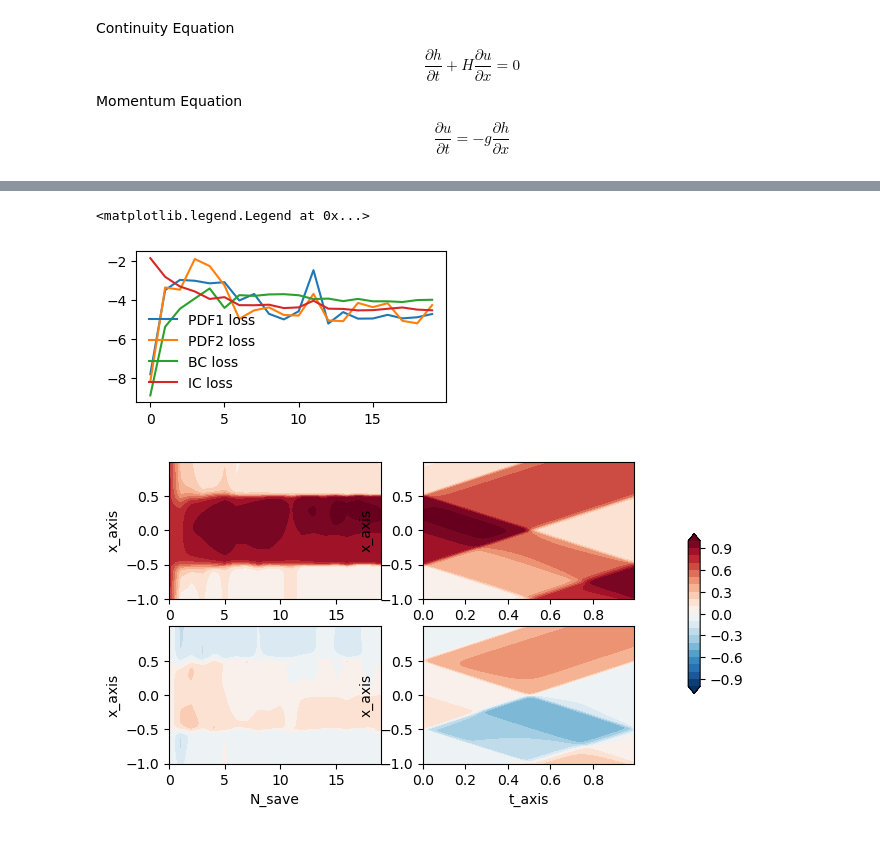
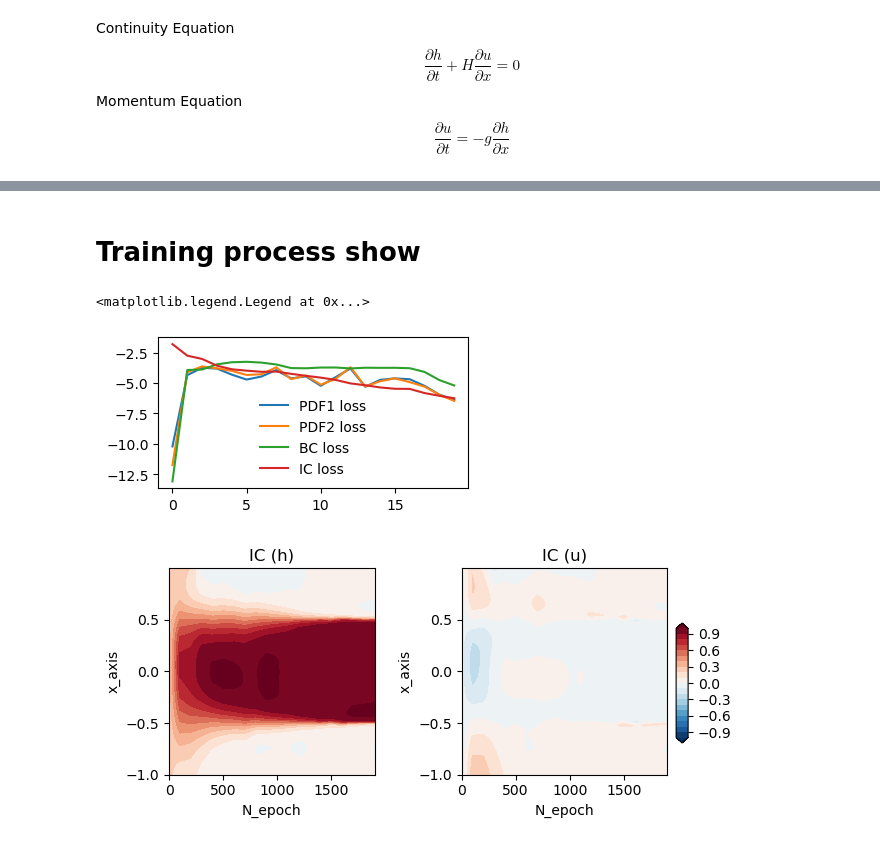
Before and after one commit to ChenggongWang/PINN_pytorch, a Jupyter notebook: shallow_water_1d.ipynb, the cells around one changed output, grey strips where cells are left out. Drawn from its saved outputs; the diff is of its cells as text; code cells hidden in the pictures.

```diff
--- a/shallow_water_1d.ipynb
+++ b/shallow_water_1d.ipynb
@@ -22,7 +25,6 @@ $$\frac{\partial h}{\partial t}+ H\frac{\partial u}{\partial x}=0 $$
 Momentum Equation
 $$\frac{\partial u}{\partial t} = - g\frac{\partial h}{\partial x} $$
 # %%
-
 # define ANN structure
 class NeuralNetwork(nn.Module):
     def __init__(self):
@@ -70,7 +72,7 @@ class PINN():
         # IC points
         self.IC_tx  = self.cartesian_coord_to_ij(t_axis_nor[0], x_axis_nor)
         IC_expected = IC_func(x_axis) # x before normalization
-        self.IC_expected = torch.tensor(IC_expected[:]).to(device)
+        self.IC_expected = torch.tensor(IC_expected).to(device)
         # Collocation points with require gradient = True
         self.tx_col.requires_grad  = True
         self.BC_tx_l.requires_grad = True
@@ -78,7 +80,7 @@ class PINN():
      # initial ANN
         self.NN_model = NeuralNetwork().to(device)
 #         self.optimizer = torch.optim.SGD(self.NN_model.parameters(),lr=0.01)
-        self.optimizer = torch.optim.Adam(self.NN_model.parameters(), lr=0.01, betas=(0.9, 0.999))
+        self.optimizer = torch.optim.Adam(self.NN_model.parameters(), lr=0.001, betas=(0.9, 0.999))
 
     def cartesian_coord_to_ij(self, t_axis, x_axis):
         t_col,x_col = np.meshgrid(t_axis, x_axis, indexing='ij')
@@ -92,12 +94,12 @@ class PINN():
         x_axis_nor = (x_axis-self.x_min_max[0])*self.x_grad_scale.item()-0.5
         return t_axis_nor,x_axis_nor
 
-    # define loss function
+####### define loss function
     def output_gradient(self,output,tx_col):
         output_tx = torch.autograd.grad(output,tx_col,grad_outputs=torch.ones_like(output),
                                         create_graph=True)[0]
         return output_tx
-
+    # physics constrainn
     def loss_PDE(self,tx_col):
         output = self.NN_model(tx_col)
         h = output[:,0]
@@ -140,7 +142,7 @@ class PINN():
         output = self.NN_model(self.IC_tx)
         loss = torch.nn.MSELoss()(output, self.IC_expected)
         return loss
-
+####batch
     def col_poi_batch_index_sta_end(self,col_poi,col_poi_batch_size):
         n_batch = math.ceil(col_poi.shape[0]/col_poi_batch_size)
         col_poi_batchs = []
@@ -151,7 +153,7 @@ class PINN():
             sta = end
         col_poi_batchs.append(col_poi[sta:col_poi.shape[0],:])
         return col_poi_batchs
-
+####training functions
     def train(self,col_poi_batch_size=None,iter_nums=1,optimizer=None):
         if optimizer is None:
             optimizer = self.optimizer
@@ -167,11 +169,12 @@ class PINN():
             lossf1,lossf2 = self.loss_PDE(tx_col_batch)
             loss2 = self.loss_BC()
             loss3 = self.loss_IC()
-            loss = lossf1 + lossf2 + 2*loss2 + 5*loss3 # large on IC
+            loss = lossf1 + lossf2 + loss2 + 5*loss3 # large on IC
             # Backpropagation
             optimizer.zero_grad()
             loss.backward()
             optimizer.step()
+# quick output
     def predict(self,tx_col=None):
         if tx_col is None:
 #             tx_col = torch.cat((self.IC_tx,self.tx_col),dim=0)
@@ -204,7 +191,8 @@ def x_trace_back(x_axis,x,t):
 # %%
 # %%time
+t_end = 2
 # set regular grid
-t_axis = np.arange(0,1,0.005,dtype='float32')    # time
+t_axis = np.arange(0,t_end,0.005,dtype='float32')    # time
 x_axis = np.arange(-1,1+1e-3,0.01,dtype='float32')   # space
 
 # def IC_func(x): # set IC
@@ -216,3 +204,4 @@ def IC_func(x):
     return np.concatenate([IC_h[:,None], np.zeros_like(x[:,None])],axis=1)
 
 adv_1d_solver = PINN(t_axis=t_axis, x_axis=x_axis,IC_func=IC_func, g=1, H=1)
+loss = []
@@ -219,14 +210,14 @@ adv_1d_solver = PINN(t_axis=t_axis, x_axis=x_axis,IC_func=IC_func, g=1, H=1)
 # %%
-# %%time
+%%time
 N_save_num = 20 # how many times of output
-N_epoh_batch = 50
-N_epoch = N_save_num*N_epoh_batch
+N_epoch_batch = 100
+N_epoch = N_save_num*N_epoch_batch
 predict_iterms = np.zeros((N_save_num,t_axis.size,x_axis.size,2),dtype='float32')
-loss = []
+
 for i in range(N_epoch):
     # train and get loss: iter_nums per epoch
     adv_1d_solver.train(col_poi_batch_size=int(t_axis.size*x_axis.size/5))
-    if i%N_epoh_batch == 0:
+    if i%N_epoch_batch == 0:
         loss_tmp = adv_1d_solver.current_loss()
         loss.append(loss_tmp)
         print(f'Epoch {i:5d} '
@@ -236,5 +227,5 @@ for i in range(N_epoch):
              +f'| IC loss: {loss_tmp[3]:7.5f} ')
         # predict and save output of NN_model
         output = adv_1d_solver.predict()
-        predict_iterms[int(i/N_epoh_batch),:,:,:] = output.to('cpu').reshape((t_axis.size,x_axis.size,2))
+        predict_iterms[int(i/N_epoch_batch),:,:,:] = output.to('cpu').reshape((t_axis.size,x_axis.size,2))
 # %% [output]
@@ -261,48 +249,40 @@ Epoch   950 | fn loss1: 0.00888 | fn loss2: 0.01400 | BC loss: 0.01839 | IC loss
+# %% [markdown]
+# Training process show
 # %%
 #plot loss
-loss = np.array(loss)
+loss_list = np.array(loss)
 fig, axs = plt.subplots(nrows=1,ncols=1, figsize=(4,2),dpi=100)
-axs.plot(np.arange(loss.shape[0]),np.log(loss[:,0]),label='PDF1 loss')
-axs.plot(np.arange(loss.shape[0]),np.log(loss[:,1]),label='PDF2 loss')
-axs.plot(np.arange(loss.shape[0]),np.log(loss[:,2]),label='BC loss')
-axs.plot(np.arange(loss.shape[0]),np.log(loss[:,3]),label='IC loss')
+axs.plot(np.arange(loss_list.shape[0]),np.log(loss_list[:,0]),label='PDF1 loss')
+axs.plot(np.arange(loss_list.shape[0]),np.log(loss_list[:,1]),label='PDF2 loss')
+axs.plot(np.arange(loss_list.shape[0]),np.log(loss_list[:,2]),label='BC loss')
+axs.plot(np.arange(loss_list.shape[0]),np.log(loss_list[:,3]),label='IC loss')
 axs.legend(frameon=False)
 # %% [output]
 <matplotlib.legend.Legend at 0x...>
-[figure, old version]
+[figure, new version]
 # %%
-# output_truth = analytical_results(x_axis,x_axis,t_axis,IC_func)
-fig, axs = plt.subplots(nrows=2,ncols=2, figsize=(6,4),dpi=100)
+fig, axs = plt.subplots(nrows=1,ncols=2, figsize=(6,3),dpi=100)
 axs = axs.flatten()
 levels = np.arange(-1,1.05,0.1)
 ax = axs[0]
-cb = ax.contourf(np.arange(N_save_num),x_axis,predict_iterms[:,0,:,0].T,
+cb = ax.contourf(np.arange(N_save_num)*N_epoch_batch,x_axis,predict_iterms[:,0,:,0].T,
                  levels=levels,extend='both',cmap=plt.cm.RdBu_r)
 
-ax.set_xlabel('N_save')
+ax.set_xlabel('N_epoch')
 ax.set_ylabel('x_axis')
+ax.set_title('IC (h)')
 ax = axs[1]
-ax.contourf(t_axis,x_axis,predict_iterms[-1,:,:,0].T,
+cb = ax.contourf(np.arange(N_save_num)*N_epoch_batch,x_axis,predict_iterms[:,0,:,1].T,
                  levels=levels,extend='both',cmap=plt.cm.RdBu_r)
 
-ax.set_xlabel('t_axis')
+ax.set_xlabel('N_epoch')
 ax.set_ylabel('x_axis')
-ax = axs[2]
-cb = ax.contourf(np.arange(N_save_num),x_axis,predict_iterms[:,0,:,1].T,
-                 levels=levels,extend='both',cmap=plt.cm.RdBu_r)
+ax.set_title('IC (u)')
 
-ax.set_xlabel('N_save')
-ax.set_ylabel('x_axis')
-ax = axs[3]
-ax.contourf(t_axis,x_axis,predict_iterms[-1,:,:,1].T,
-                 levels=levels,extend='both',cmap=plt.cm.RdBu_r)
-
-ax.set_xlabel('t_axis')
-ax.set_ylabel('x_axis')
 # Add a colorbar axis at the bottom of the graph
 cbar_ax = fig.add_axes([0.99, 0.3, 0.02, 0.4])
 # Draw the colorbar
 cbar = fig.colorbar(cb, cax=cbar_ax,orientation='vertical')
-# fig.tight_layout()
+fig.tight_layout()
 # %% [output]
-[figure, old version]
+[figure, new version]
```
Also changed, not shown: parts of 13 cells of this notebook.
